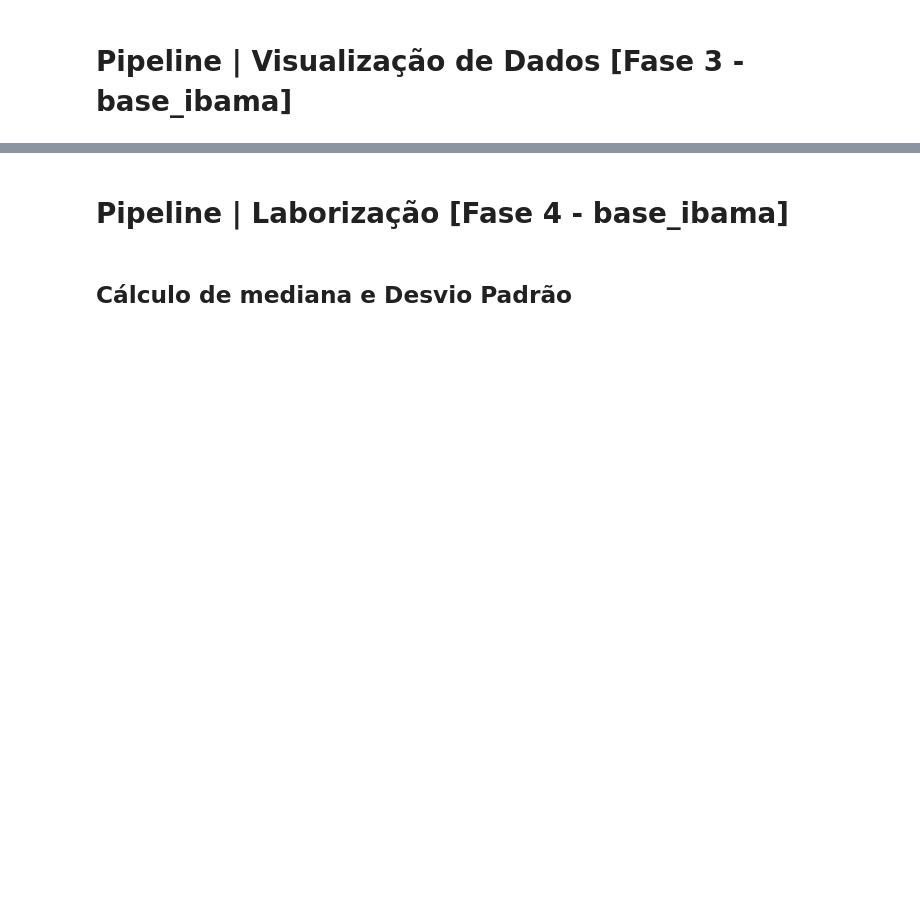
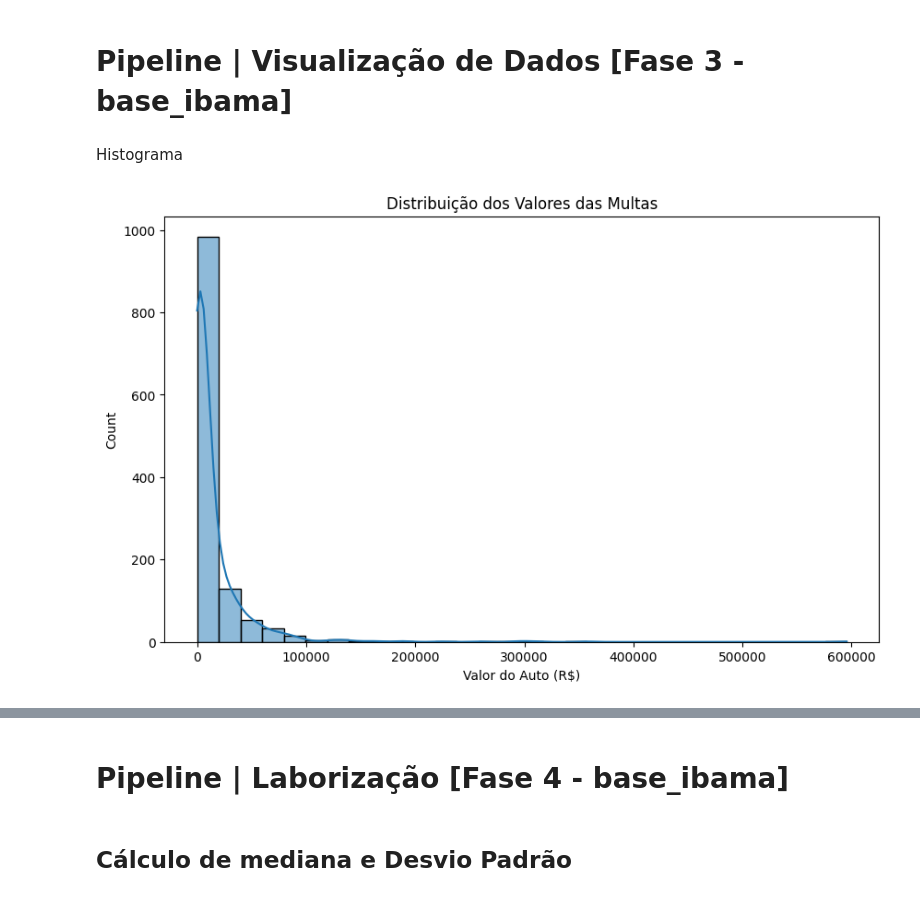
Before and after one commit to VictorHugoTesti/-am-t4-s1a2026, a Jupyter notebook: prova_21_Victor_Testi.ipynb, the cells around one changed output, grey strips where cells are left out. Drawn from its saved outputs; the diff is of its cells as text; code cells hidden in the pictures; blank space fills up the shorter version.

```diff
--- a/prova_21_Victor_Testi.ipynb
+++ b/prova_21_Victor_Testi.ipynb
@@ -28,7 +54,14 @@ base_ibama
 # Pipeline | Detecção de Anomalias e Tratamento dos Dados [Fase 2 - base_ibama]
 # %% [markdown]
 ## Convertendo Coluna "Valor do Auto" [String -> Float]
-# %%
-base_ibama['Valor do Auto'] = base_ibama['Valor do Auto'].str.replace('.', '', regex=False).str.replace(',', '.', regex=False).astype(float)
+# %%
+pd.options.display.float_format = '{:,.2f}'.format
+
+base_ibama['Valor do Auto'] = pd.to_numeric(
+    base_ibama['Valor do Auto']
+    .astype(str)
+    .str.replace(r'[^\d]', '', regex=True),
+    errors='coerce'
+)
 # %%
 base_ibama['Valor do Auto'].describe()
@@ -45,2 +139,4 @@ base_ibama.loc[base_ibama['Valor do Auto'] < 0]
 # %% [markdown]
 ## Tratamento e Padronização Anomalias
+# %%
+base_ibama = base_ibama.dropna(subset=['Enquadramento'])
@@ -47,2 +164,12 @@ base_ibama.loc[base_ibama['Valor do Auto'] < 0]
 # %% [markdown]
 # Pipeline | Visualização de Dados [Fase 3 - base_ibama]
+# %% [markdown]
+Histograma
+# %%
+plt.figure(figsize=(10, 6))
+sns.histplot(base_ibama['Valor do Auto'], bins=30, kde=True)
+plt.title('Distribuição dos Valores das Multas')
+plt.xlabel('Valor do Auto (R$)')
+plt.show()
+# %% [output]
+[figure, added]
```
Also changed, not shown: parts of 50 cells of this notebook.
